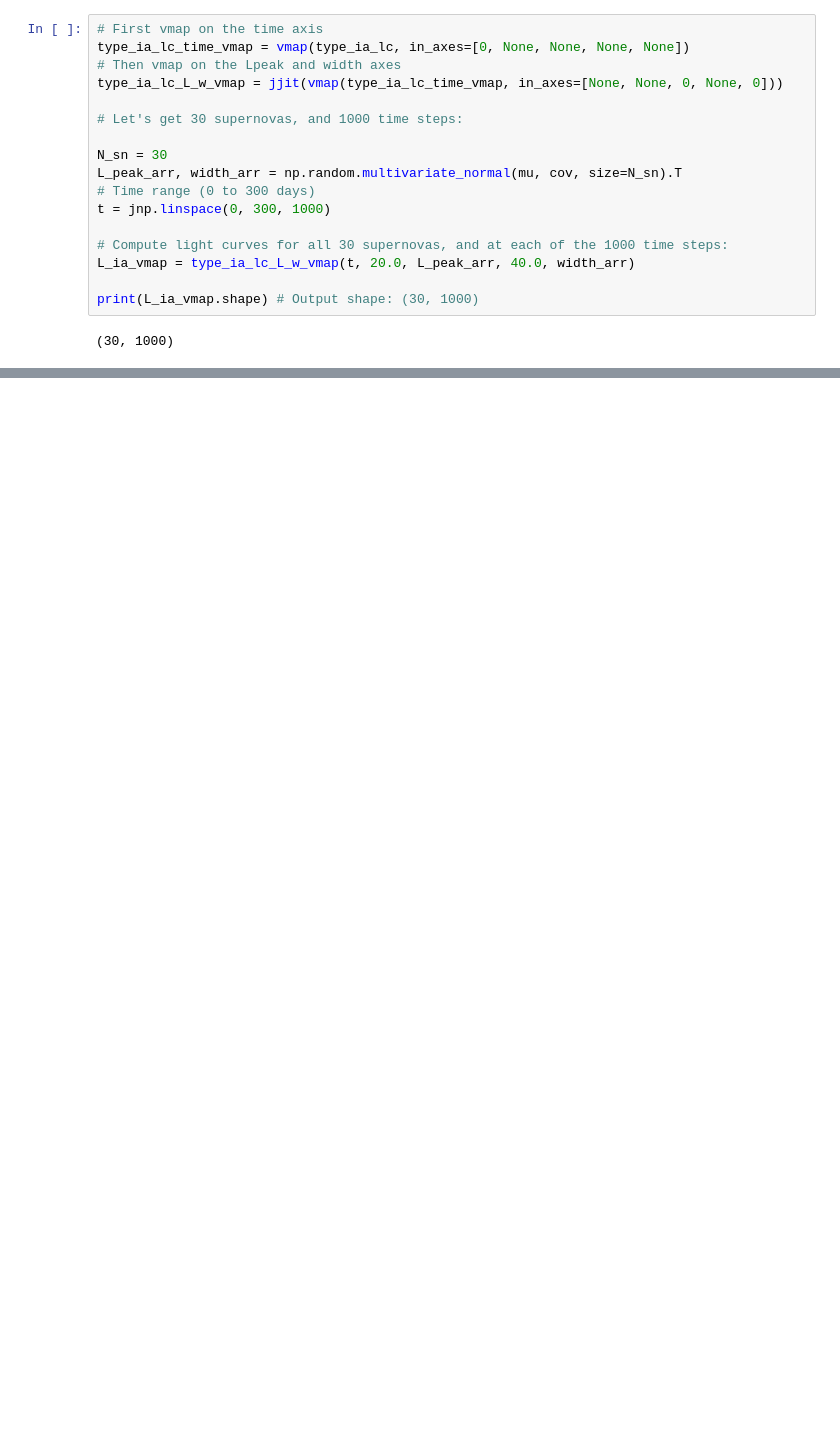
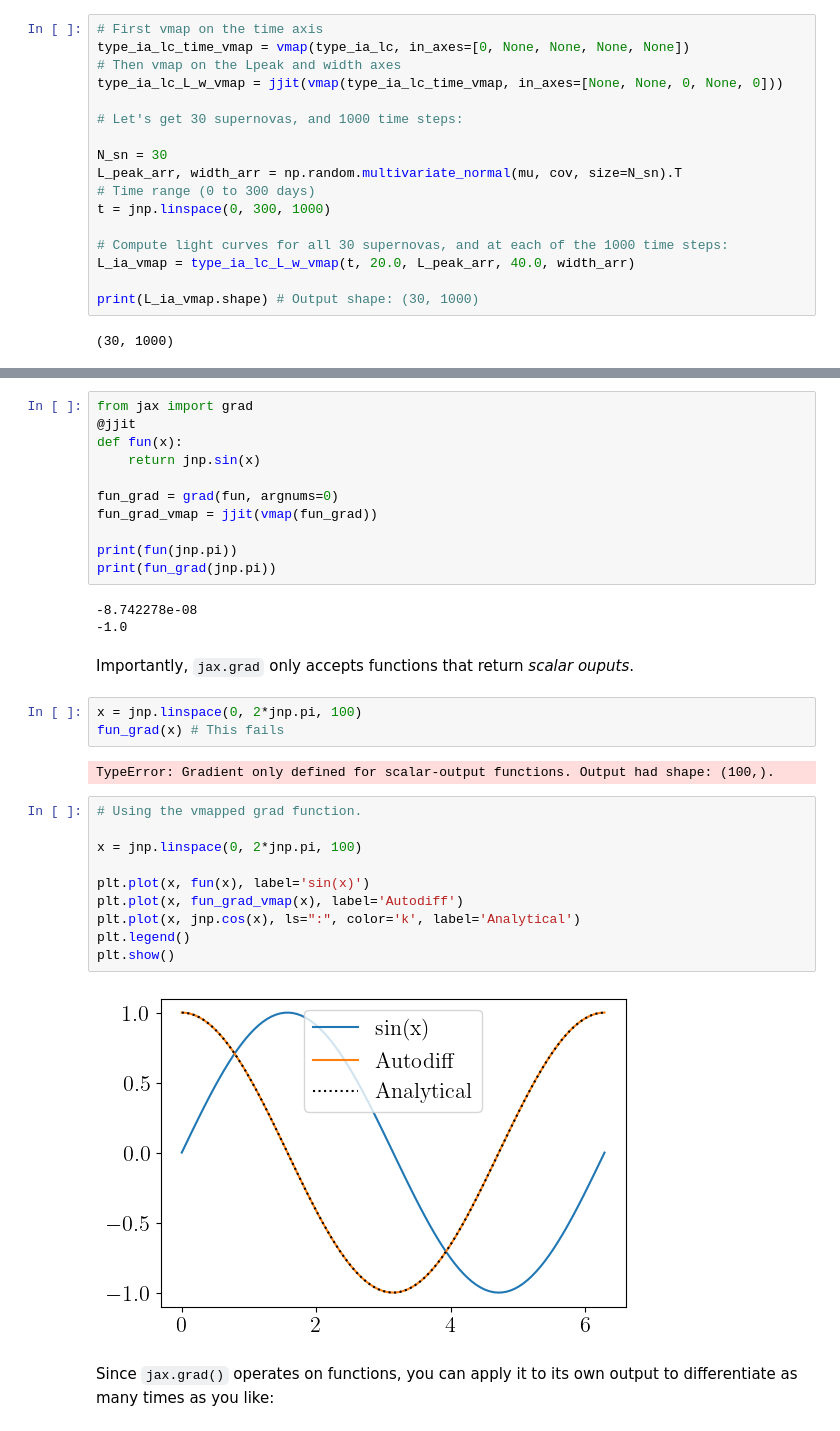
Before and after one commit to alexalar/intro_jax, a Jupyter notebook: notebooks/jax_overview.ipynb, the cells around one changed output, grey strips where cells are left out. Cells and saved outputs as stored; diff of their text form; blank space fills up the shorter version.

```diff
--- a/notebooks/jax_overview.ipynb
+++ b/notebooks/jax_overview.ipynb
@@ -951,0 +957,35 @@ plt.show()
+# %%
+from jax import grad
+@jjit
+def fun(x):
+    return jnp.sin(x)
+
+fun_grad = grad(fun, argnums=0)
+fun_grad_vmap = jjit(vmap(fun_grad))
+
+print(fun(jnp.pi))
+print(fun_grad(jnp.pi))
+# %% [output]
+-8.742278e-08
+-1.0
+# %% [markdown]
+Importantly, `jax.grad` only accepts functions that return *scalar ouputs*.
+# %%
+x = jnp.linspace(0, 2*jnp.pi, 100)
+fun_grad(x) # This fails
+# %% [output]
+TypeError: Gradient only defined for scalar-output functions. Output had shape: (100,).
+# %%
+# Using the vmapped grad function.
+
+x = jnp.linspace(0, 2*jnp.pi, 100)
+
+plt.plot(x, fun(x), label='sin(x)')
+plt.plot(x, fun_grad_vmap(x), label='Autodiff')
+plt.plot(x, jnp.cos(x), ls=":", color='k', label='Analytical')
+plt.legend()
+plt.show()
+# %% [output]
+[figure, added]
+# %% [markdown]
+Since `jax.grad()` operates on functions, you can apply it to its own output to differentiate as many times as you like:
```
Also changed, not shown: parts of 20 cells of this notebook.
